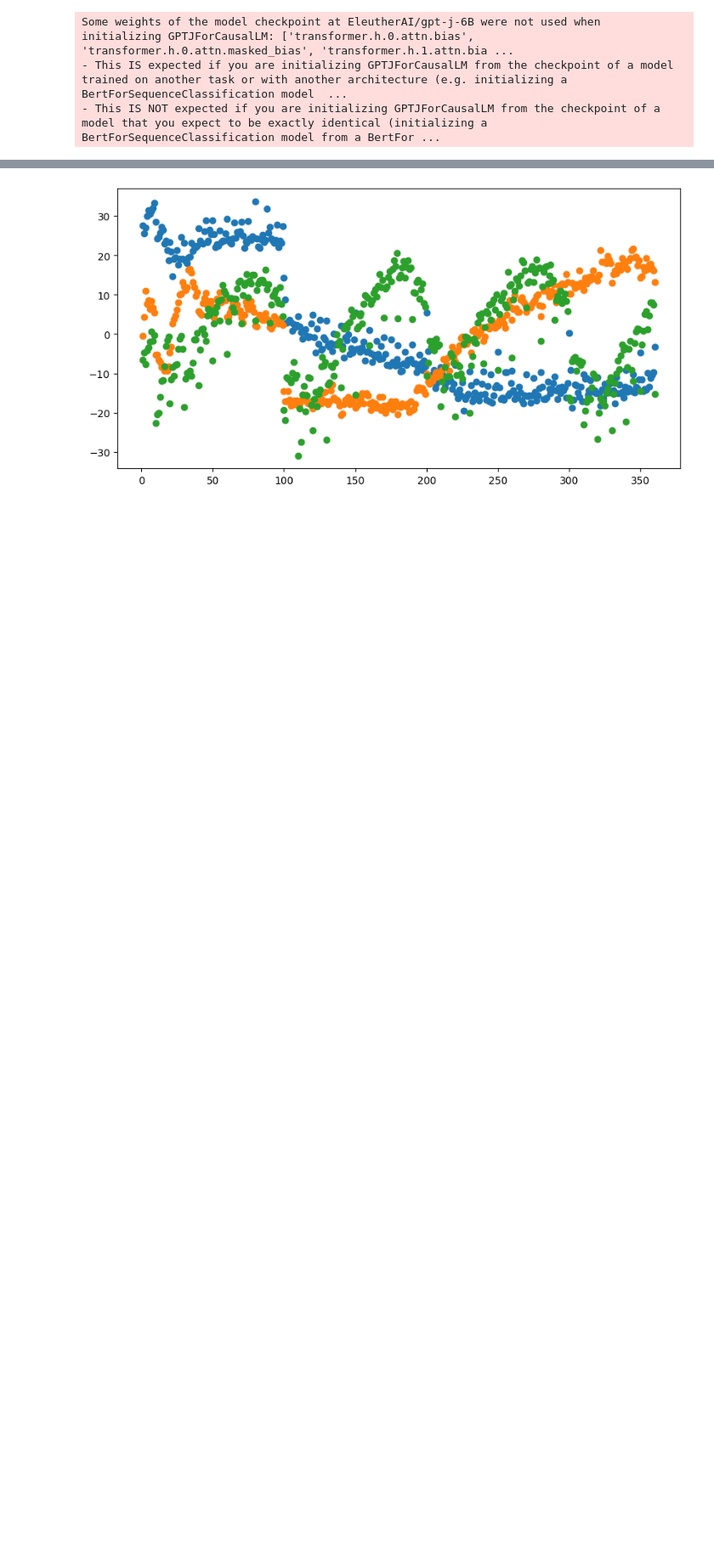
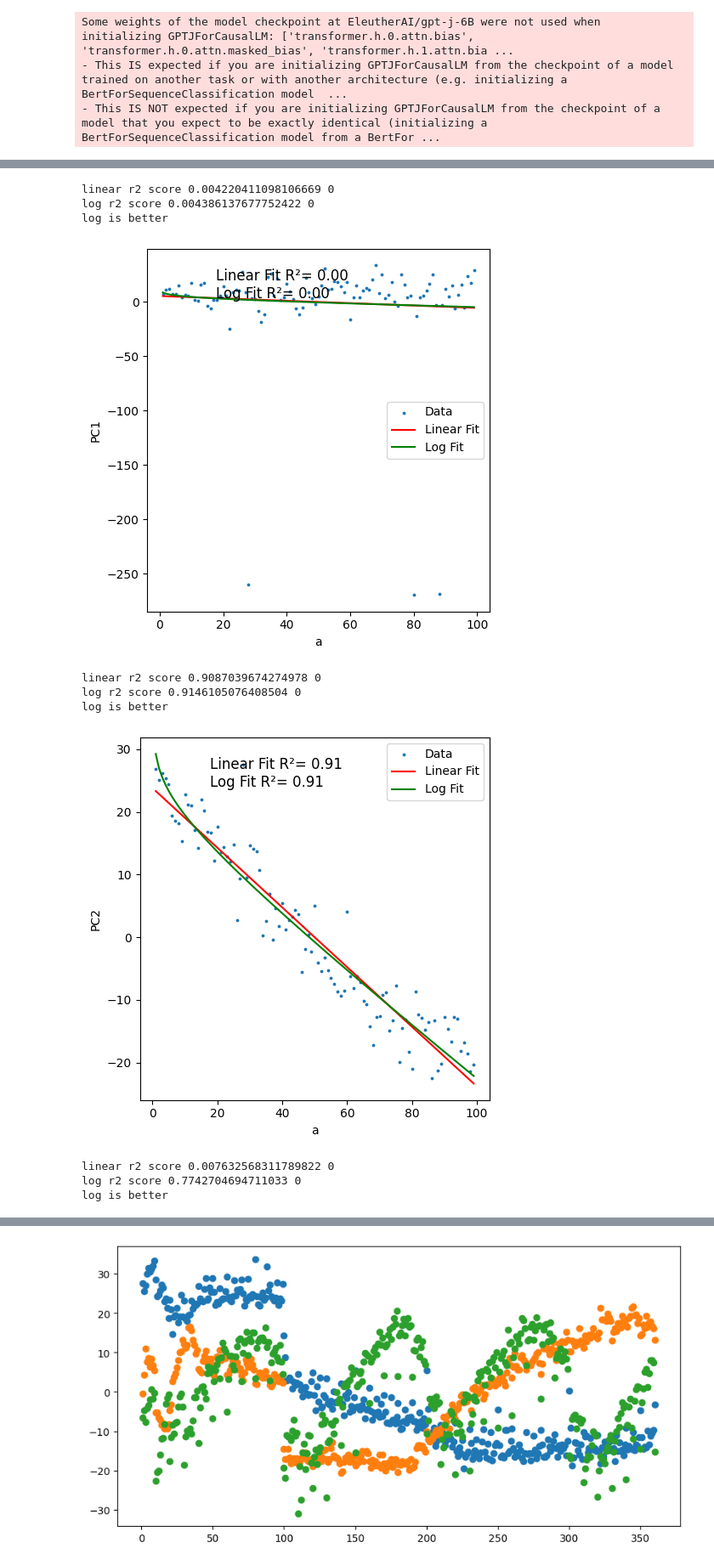
Before and after one commit to BorisTheBrave/llm-addition-takehome, a Jupyter notebook: main.ipynb, the cells around one changed output, grey strips where cells are left out. Shown at 85% size. Drawn from its saved outputs; the diff is of its cells as text; code cells hidden in the pictures; blank space fills up the shorter version.

```diff
--- a/main.ipynb
+++ b/main.ipynb
@@ -158,0 +159,66 @@ plt.show()
+# %%
+# Fits a given component to a linear/log fit.
+
+import matplotlib.pyplot as plt
+#rng = slice(0, 105)
+rng = slice(None, None)
+
+component = 6
+for component in range(0, 5):
+    y = tf[:, component]
+
+    def fit(period, is_log):
+        if is_log:
+            t = [a, np.log(a)]
+        else:
+            t = [a]
+
+        X = np.stack(t, axis = 1)
+
+        lr = LinearRegression()
+
+        lr.fit(X, y)
+        r2 = lr.score(X, y)
+
+        y_pred = lr.predict(X)
+
+        return r2, lr, y_pred, period
+
+    def best_fit(periods, is_log):
+        results = [fit(period, is_log) for period in tqdm(periods)]
+        best = max(results, key=lambda x: x[0])
+        return best
+
+    best_linear = best_fit([0], False)
+    best_log = best_fit([0], True)
+
+    fig, axs = plt.subplots(1, 1, figsize=(5, 5))
+    axs = axs
+
+    axs.scatter(a, y, s=3)
+    axs.plot(a, best_linear[2], color='red')
+    axs.plot(a, best_log[2], color='green')
+    axs.set_xlabel('a')
+    axs.set_ylabel(f'PC{component+1}')
+    plt.tight_layout()
+    print("linear r2 score", best_linear[0], best_linear[3])
+    print("log r2 score", best_log[0], best_log[3])
+    print("log is better" if best_log[0] > best_linear[0] else "linear is better")
+    plt.legend(['Data', 'Linear Fit', 'Log Fit'])
+    plt.text(0.2, 0.9, f'Linear Fit R²= {best_linear[0]:.2f}\nLog Fit R²= {best_log[0]:.2f}', horizontalalignment='left', verticalalignment='center', transform=axs.transAxes, fontsize=12)
+
+    plt.show()
+
+# LOG is better: PC3
+# %% [output]
+linear r2 score 0.004220411098106669 0
+log r2 score 0.004386137677752422 0
+log is better
+[figure, added]
+linear r2 score 0.9087039674274978 0
+log r2 score 0.9146105076408504 0
+log is better
+[figure, added]
+linear r2 score 0.007632568311789822 0
+log r2 score 0.7742704694711033 0
+log is better
```
Also changed, not shown: parts of 5 cells of this notebook.
